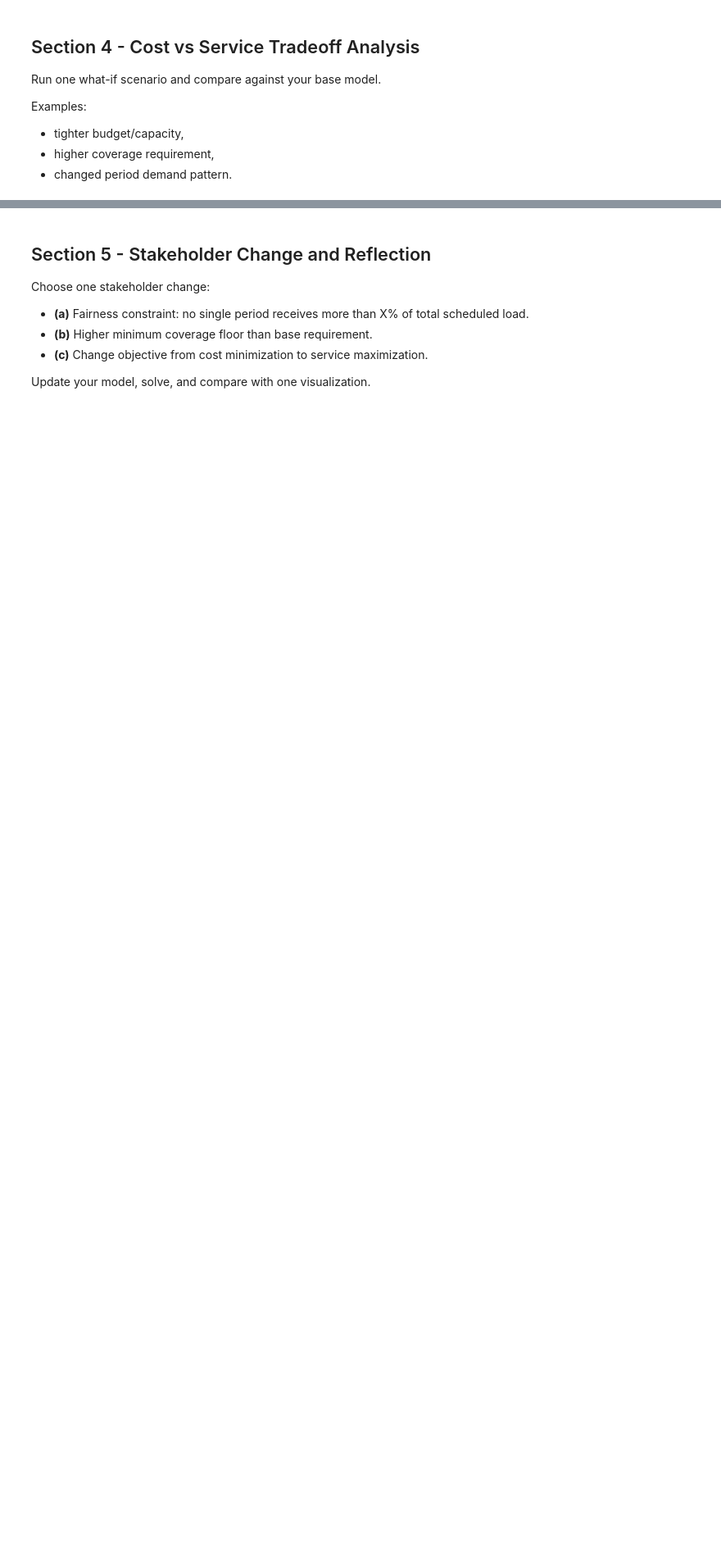
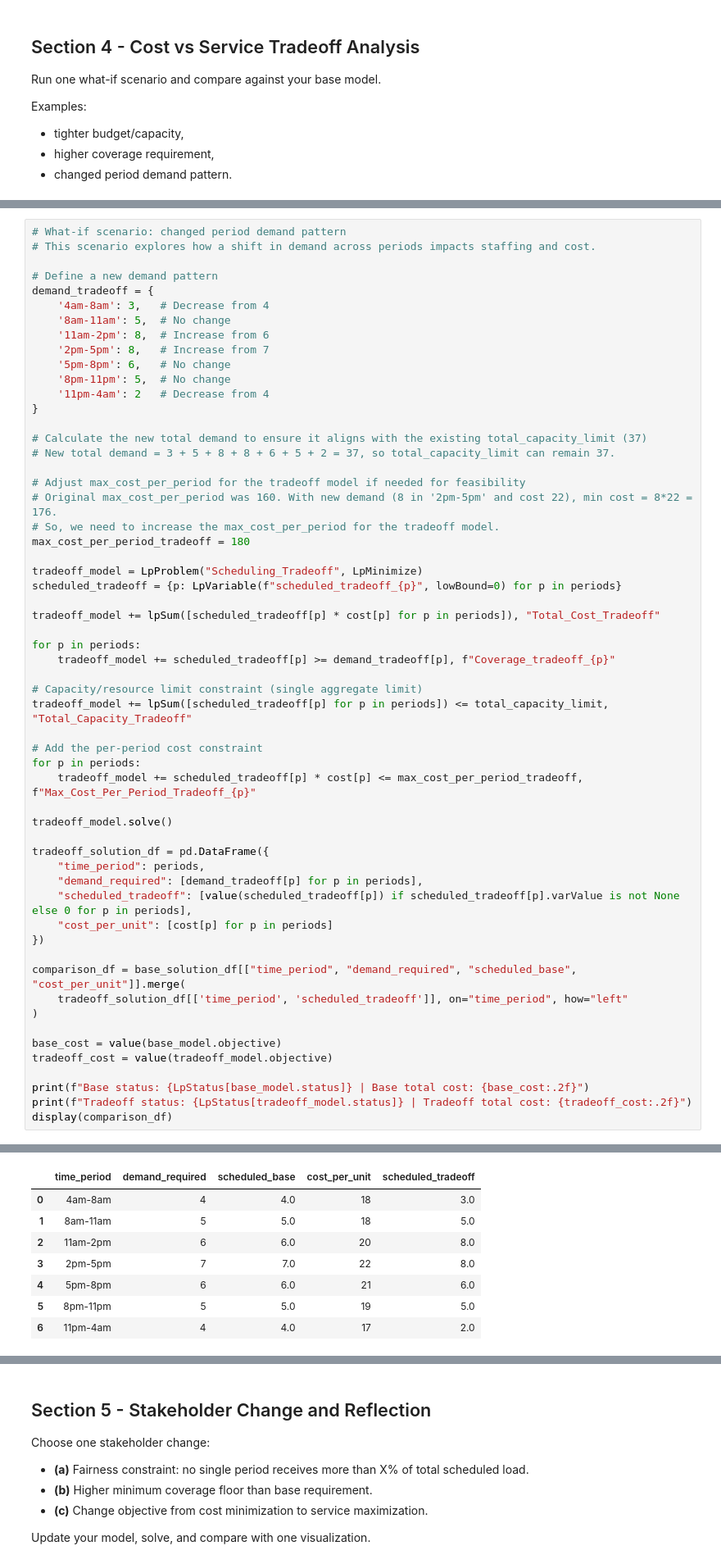
Before and after one commit to sheliabond/Prescriptive-Analytics---Spring-2026-Public-, a Jupyter notebook: Assignments/Assignment 4/Scheduling in Your Domanin.ipynb, the cells around one changed output, grey strips where cells are left out. Shown at 82% size. Saved outputs shown, nothing was run; the diff lists cells and outputs as text; blank space fills up the shorter version.

```diff
--- a/Assignments/Assignment 4/Scheduling in Your Domanin.ipynb
+++ b/Assignments/Assignment 4/Scheduling in Your Domanin.ipynb
@@ -210,0 +202,58 @@ display(comparison_df)
+# %%
+# What-if scenario: changed period demand pattern
+# This scenario explores how a shift in demand across periods impacts staffing and cost.
+
+# Define a new demand pattern
+demand_tradeoff = {
+    '4am-8am': 3,   # Decrease from 4
+    '8am-11am': 5,  # No change
+    '11am-2pm': 8,  # Increase from 6
+    '2pm-5pm': 8,   # Increase from 7
+    '5pm-8pm': 6,   # No change
+    '8pm-11pm': 5,  # No change
+    '11pm-4am': 2   # Decrease from 4
+}
+
+# Calculate the new total demand to ensure it aligns with the existing total_capacity_limit (37)
+# New total demand = 3 + 5 + 8 + 8 + 6 + 5 + 2 = 37, so total_capacity_limit can remain 37.
+
+# Adjust max_cost_per_period for the tradeoff model if needed for feasibility
+# Original max_cost_per_period was 160. With new demand (8 in '2pm-5pm' and cost 22), min cost = 8*22 = 176.
+# So, we need to increase the max_cost_per_period for the tradeoff model.
+max_cost_per_period_tradeoff = 180
+
+tradeoff_model = LpProblem("Scheduling_Tradeoff", LpMinimize)
+scheduled_tradeoff = {p: LpVariable(f"scheduled_tradeoff_{p}", lowBound=0) for p in periods}
+
+tradeoff_model += lpSum([scheduled_tradeoff[p] * cost[p] for p in periods]), "Total_Cost_Tradeoff"
+
+for p in periods:
+    tradeoff_model += scheduled_tradeoff[p] >= demand_tradeoff[p], f"Coverage_tradeoff_{p}"
+
+# Capacity/resource limit constraint (single aggregate limit)
+tradeoff_model += lpSum([scheduled_tradeoff[p] for p in periods]) <= total_capacity_limit, "Total_Capacity_Tradeoff"
+
+# Add the per-period cost constraint
+for p in periods:
+    tradeoff_model += scheduled_tradeoff[p] * cost[p] <= max_cost_per_period_tradeoff, f"Max_Cost_Per_Period_Tradeoff_{p}"
+
+tradeoff_model.solve()
+
+tradeoff_solution_df = pd.DataFrame({
+    "time_period": periods,
+    "demand_required": [demand_tradeoff[p] for p in periods],
+    "scheduled_tradeoff": [value(scheduled_tradeoff[p]) if scheduled_tradeoff[p].varValue is not None else 0 for p in periods],
+    "cost_per_unit": [cost[p] for p in periods]
+})
+
+comparison_df = base_solution_df[["time_period", "demand_required", "scheduled_base", "cost_per_unit"]].merge(
+    tradeoff_solution_df[['time_period', 'scheduled_tradeoff']], on="time_period", how="left"
+)
+
+base_cost = value(base_model.objective)
+tradeoff_cost = value(tradeoff_model.objective)
+
+print(f"Base status: {LpStatus[base_model.status]} | Base total cost: {base_cost:.2f}")
+print(f"Tradeoff status: {LpStatus[tradeoff_model.status]} | Tradeoff total cost: {tradeoff_cost:.2f}")
+display(comparison_df)
+# %% [output]
@@ -210,0 +262,8 @@ display(comparison_df)
+|  | time_period | demand_required | scheduled_base | cost_per_unit | scheduled_tradeoff |
+| 0 | 4am-8am | 4 | 4.0 | 18 | 3.0 |
+| 1 | 8am-11am | 5 | 5.0 | 18 | 5.0 |
+| 2 | 11am-2pm | 6 | 6.0 | 20 | 8.0 |
+| 3 | 2pm-5pm | 7 | 7.0 | 22 | 8.0 |
+| 4 | 5pm-8pm | 6 | 6.0 | 21 | 6.0 |
+| 5 | 8pm-11pm | 5 | 5.0 | 19 | 5.0 |
+| 6 | 11pm-4am | 4 | 4.0 | 17 | 2.0 |
```
Also changed, not shown: parts of 13 cells of this notebook.
